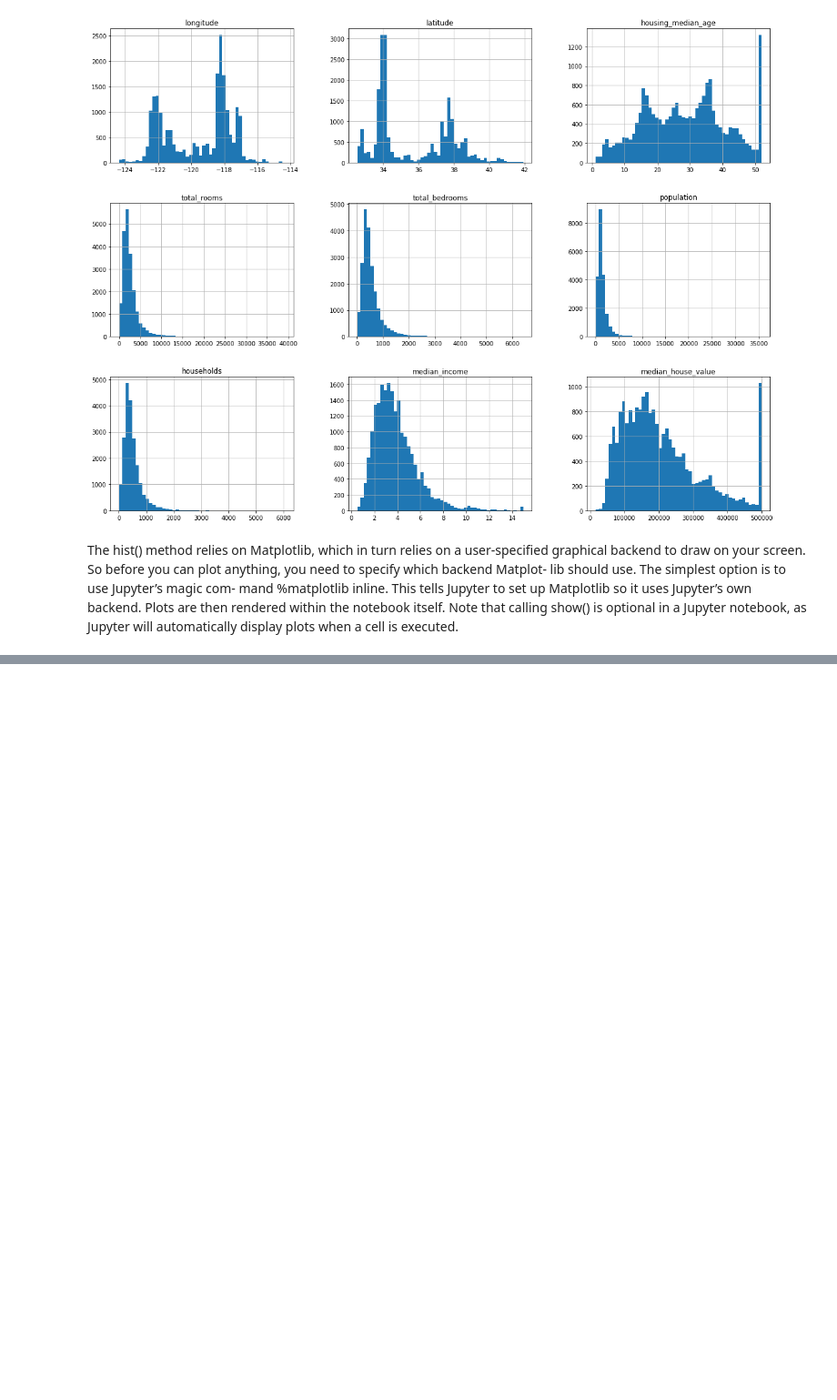
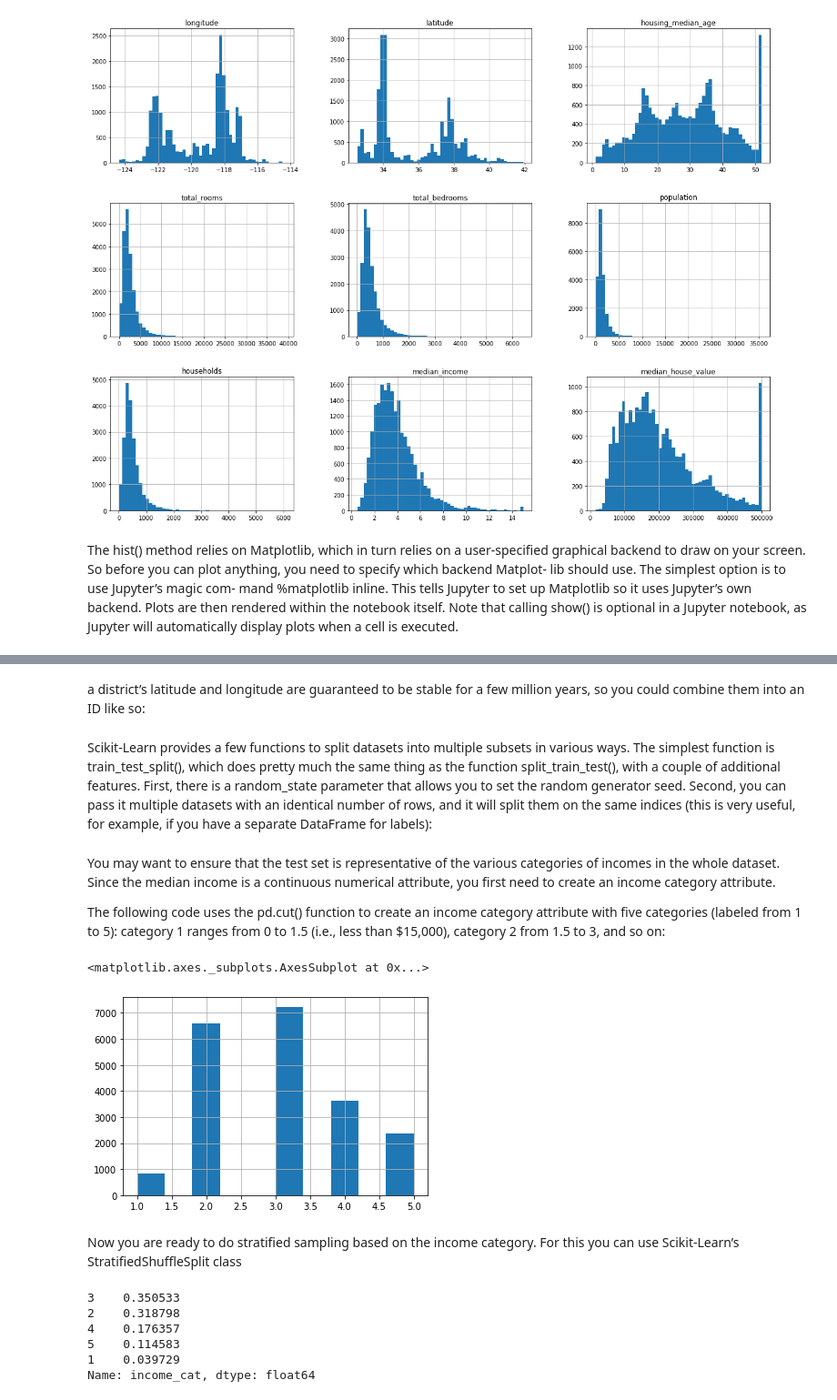
Before and after one commit to ArezooAalipanah/Hands-on-ML, a Jupyter notebook: HMLchapter2.ipynb, the cells around one changed output, grey strips where cells are left out. Shown: that part at 91% size. Drawn from its saved outputs; the diff is of its cells as text; code cells hidden in the pictures; blank space fills up the shorter version.

```diff
--- a/HMLchapter2.ipynb
+++ b/HMLchapter2.ipynb
@@ -95,0 +135,3 @@ executed.
+# %% [markdown]
+ a district’s latitude and longitude are guaranteed to be stable for a few
+million years, so you could combine them into an ID like so:
@@ -95,0 +141,8 @@ executed.
+# %% [markdown]
+Scikit-Learn provides a few functions to split datasets into multiple subsets in various
+ways. The simplest function is train_test_split(), which does pretty much the
+same thing as the function split_train_test(), with a couple of additional features.
+First, there is a random_state parameter that allows you to set the random generator
+seed. Second, you can pass it multiple datasets with an identical number of rows, and
+it will split them on the same indices (this is very useful, for example, if you have a
+separate DataFrame for labels):
@@ -95,0 +152,24 @@ executed.
+# %% [markdown]
+You may want to ensure that
+the test set is representative of the various categories of incomes in the whole dataset.
+Since the median income is a continuous numerical attribute, you first need to create
+an income category attribute.
+
+
+The following code uses the
+pd.cut() function to create an income category attribute with five categories (labeled
+from 1 to 5): category 1 ranges from 0 to 1.5 (i.e., less than $15,000), category 2 from
+1.5 to 3, and so on:
+# %%
+housing["income_cat"] = pd.cut(housing["median_income"],
+ bins=[0., 1.5, 3.0, 4.5, 6., np.inf],
+ labels=[1, 2, 3, 4, 5])
+
+
+housing["income_cat"].hist()
+# %% [output]
+<matplotlib.axes._subplots.AxesSubplot at 0x...>
+[figure, added]
+# %% [markdown]
+Now you are ready to do stratified sampling based on the income category. For this
+you can use Scikit-Learn’s StratifiedShuffleSplit class
@@ -95,0 +182,9 @@ executed.
+# %%
+strat_test_set["income_cat"].value_counts() / len(strat_test_set)
+# %% [output]
+3    0.350533
+2    0.318798
+4    0.176357
+5    0.114583
+1    0.039729
+Name: income_cat, dtype: float64
```
Also changed, not shown: parts of 12 cells of this notebook.
